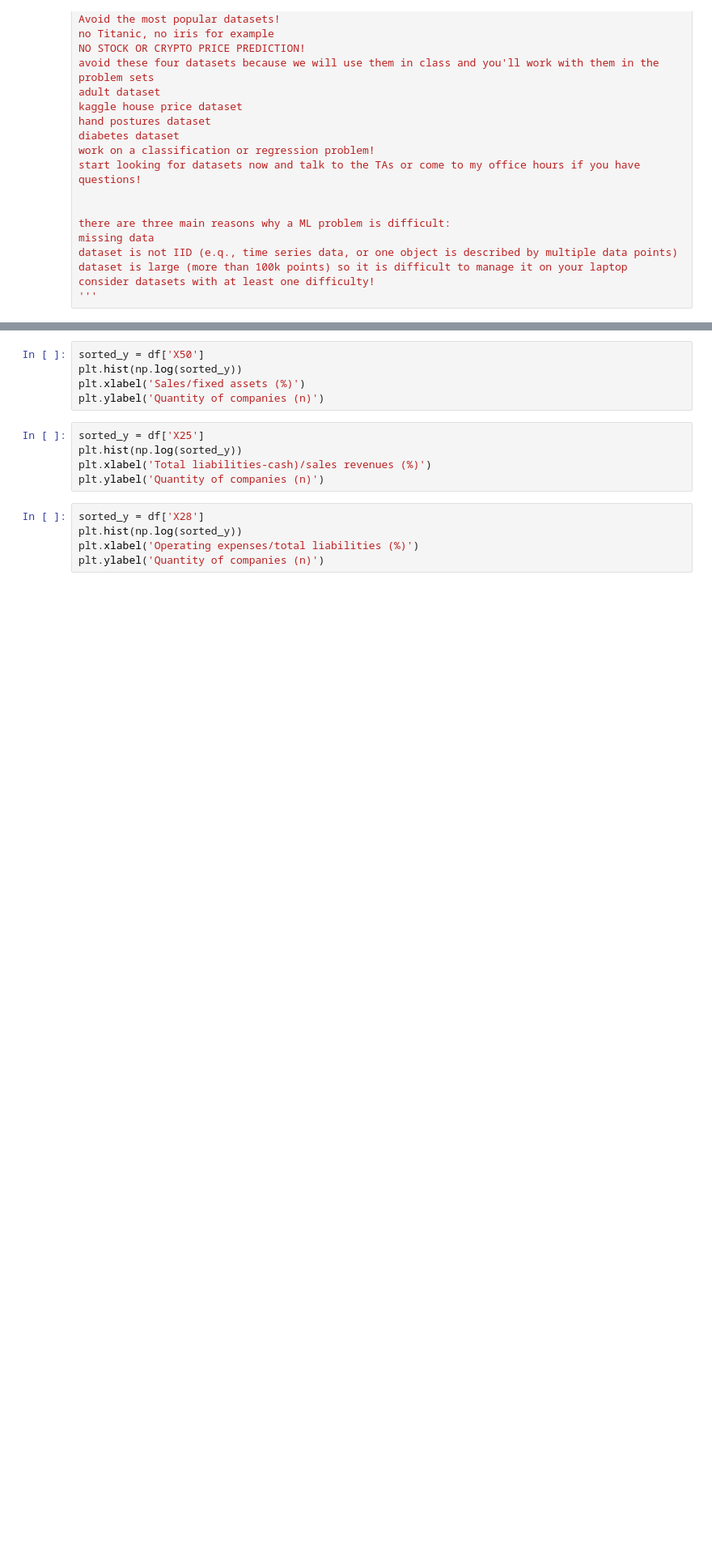
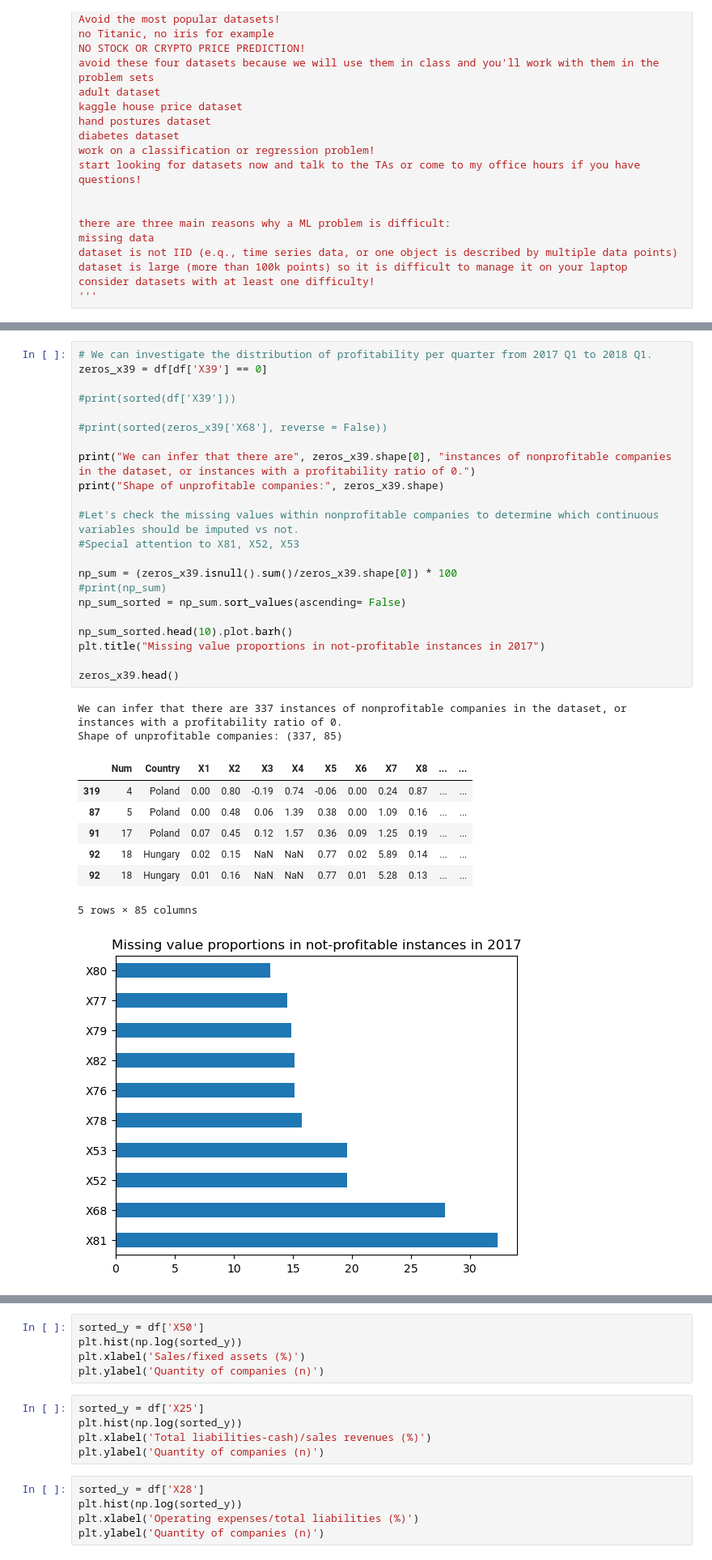
Before and after one commit to dykim3303/v4_group_class, a Jupyter notebook: V4 data/proj.ipynb, the cells around one changed output, grey strips where cells are left out. Shown at 81% size. Drawn from its saved outputs; the diff is of its cells as text; blank space fills up the shorter version.

```diff
--- a/V4 data/proj.ipynb
+++ b/V4 data/proj.ipynb
@@ -148,0 +308,33 @@ Prop. of rows with missing value: 1.0
+# %%
+# We can investigate the distribution of profitability per quarter from 2017 Q1 to 2018 Q1.
+zeros_x39 = df[df['X39'] == 0]
+
+#print(sorted(df['X39']))
+
+#print(sorted(zeros_x39['X68'], reverse = False))
+
+print("We can infer that there are", zeros_x39.shape[0], "instances of nonprofitable companies in the dataset, or instances with a profitability ratio of 0.")
+print("Shape of unprofitable companies:", zeros_x39.shape)
+
+#Let's check the missing values within nonprofitable companies to determine which continuous variables should be imputed vs not.
+#Special attention to X81, X52, X53
+
+np_sum = (zeros_x39.isnull().sum()/zeros_x39.shape[0]) * 100
+#print(np_sum)
+np_sum_sorted = np_sum.sort_values(ascending= False)
+
+np_sum_sorted.head(10).plot.barh()
+plt.title("Missing value proportions in not-profitable instances in 2017")
+
+zeros_x39.head()
+# %% [output]
+We can infer that there are 337 instances of nonprofitable companies in the dataset, or instances with a profitability ratio of 0.
+Shape of unprofitable companies: (337, 85)
+|  | Num | Country | X1 | X2 | X3 | X4 | X5 | X6 | X7 | X8 | ... | ... |
+| 319 | 4 | Poland | 0.00 | 0.80 | -0.19 | 0.74 | -0.06 | 0.00 | 0.24 | 0.87 | ... | ... |
+| 87 | 5 | Poland | 0.00 | 0.48 | 0.06 | 1.39 | 0.38 | 0.00 | 1.09 | 0.16 | ... | ... |
+| 91 | 17 | Poland | 0.07 | 0.45 | 0.12 | 1.57 | 0.36 | 0.09 | 1.25 | 0.19 | ... | ... |
+| 92 | 18 | Hungary | 0.02 | 0.15 | NaN | NaN | 0.77 | 0.02 | 5.89 | 0.14 | ... | ... |
+| 92 | 18 | Hungary | 0.01 | 0.16 | NaN | NaN | 0.77 | 0.01 | 5.28 | 0.13 | ... | ... |
+5 rows × 85 columns
+[figure, added]
```
Also changed, not shown: parts of 103 cells of this notebook, 17 other files.
